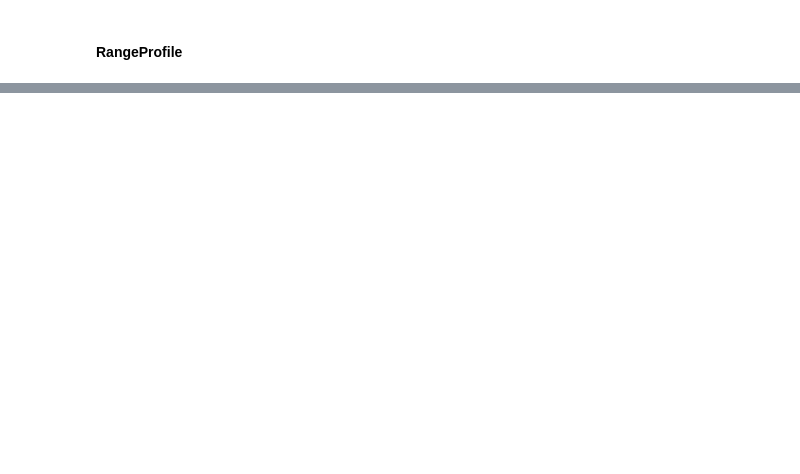
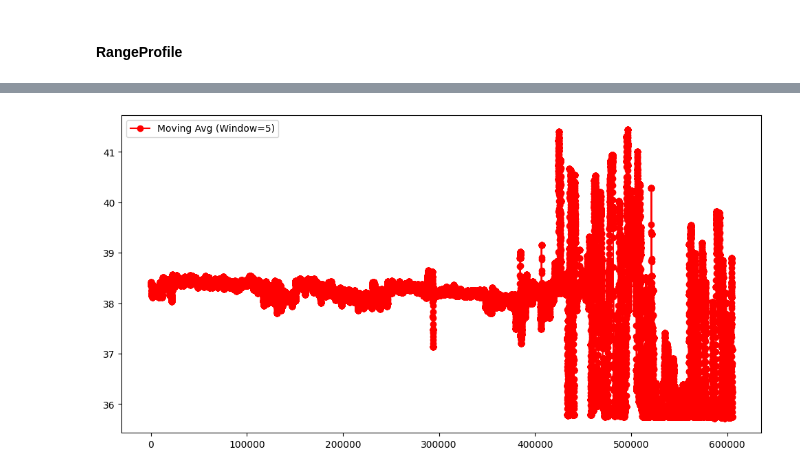
Before and after one commit to FLW-TUDO/py_mmwave_dev, a Jupyter notebook: py_mmwave_plot/PtCloud_dataprocessing.ipynb, the cells around one changed output, grey strips where cells are left out. Saved outputs shown, nothing was run; the diff lists cells and outputs as text; code cells hidden in the pictures; blank space fills up the shorter version.

```diff
--- a/py_mmwave_plot/PtCloud_dataprocessing.ipynb
+++ b/py_mmwave_plot/PtCloud_dataprocessing.ipynb
@@ -253,0 +315,51 @@ start_plot(df)
+# %%
+# Moving Average Filter function
+def moving_average(data, window_size=5):
+    return np.convolve(data, np.ones(window_size)/window_size, mode='valid')
+
+# Updated function to use moving average filter with 5-point window
+def update_with_moving_average(df, range_max=100, range_bias=0, window_size=5):
+    ax.clear()
+
+    if 'rangeProfile' in df.columns:
+        blah_values = []
+
+        # Step 1: Extract the highest value ("blah") from each row
+        for index, row in df.iterrows():
+            y = row['rangeProfile']  # Accessing each row's range profile
+            blah = max(y)  # Maximum value in that row's range profile
+            blah_values.append(blah)
+
+        # Step 2: Apply moving average filter with a window size of 5
+        smoothed_blah_values = moving_average(blah_values, window_size)
+
+        # Step 3: Calculate x-axis based on the number of smoothed values
+        x = np.arange(1, len(smoothed_blah_values) + 1) * window_size  # X-axis values for plotting
+
+        # Plot the smoothed "blah" values
+        ax.plot(x, smoothed_blah_values, 'ro-', label=f'Moving Avg (Window={window_size})')
+
+        ax.legend()
+
+# Plotting function updated with moving average filter
+def start_plot_with_moving_average(df, range_bias=0, window_size=5):
+    fig = plt.figure(figsize=(12, 6))
+    global ax
+    ax = plt.subplot(1, 1, 1)
+
+    fig.canvas.manager.set_window_title('Range Profile (Smoothed Moving Average)')
+
+    ax.set_title(f'Range Profile (Moving Average with Window={window_size})', fontsize=10)
+    ax.set_xlabel('Row Group (Each representing {window_size} rows)')
+    ax.set_ylabel('Smoothed Max value [dB]')
+
+    ax.grid(linestyle=':')
+
+    # Update plot with smoothed values
+    update_with_moving_average(df, range_bias, window_size=window_size)
+
+    plt.show()
+
+start_plot_with_moving_average(df)
+# %% [output]
+[figure, added]
```
Also changed, not shown: parts of 7 cells of this notebook.
